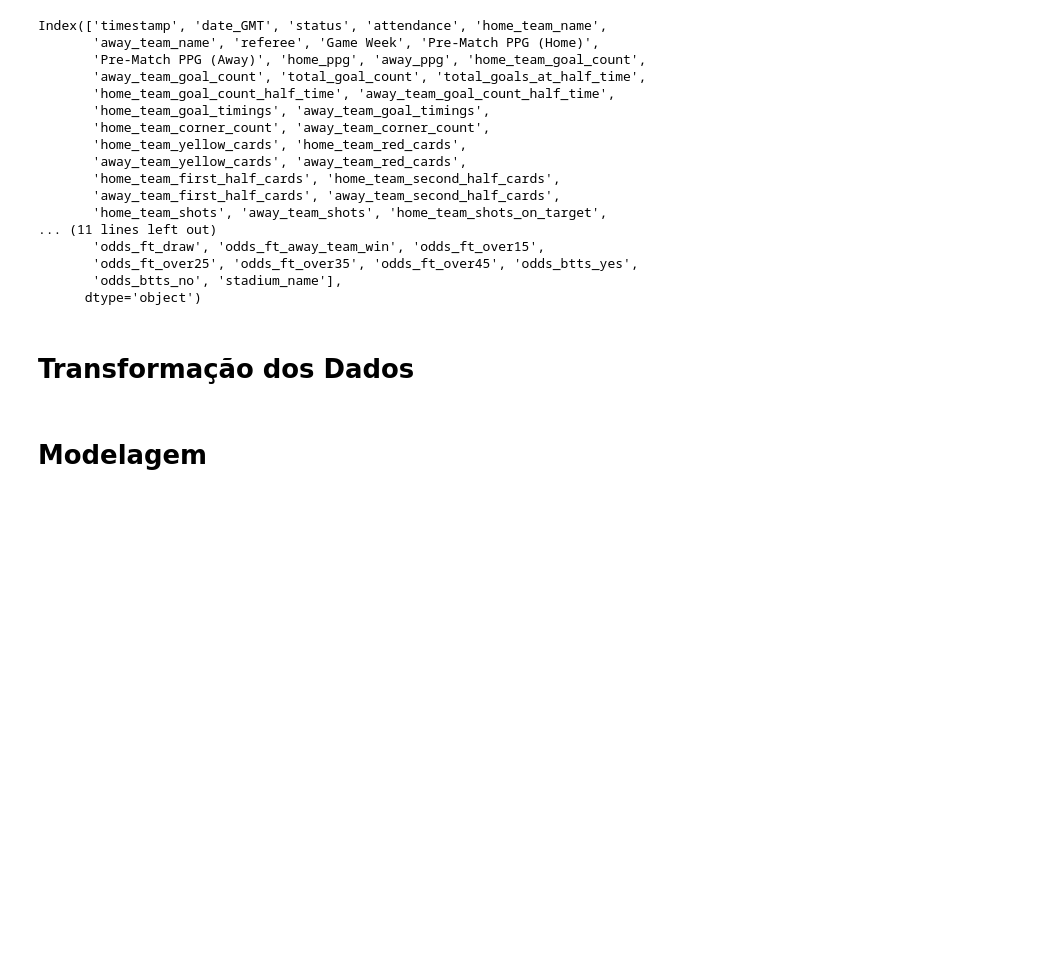
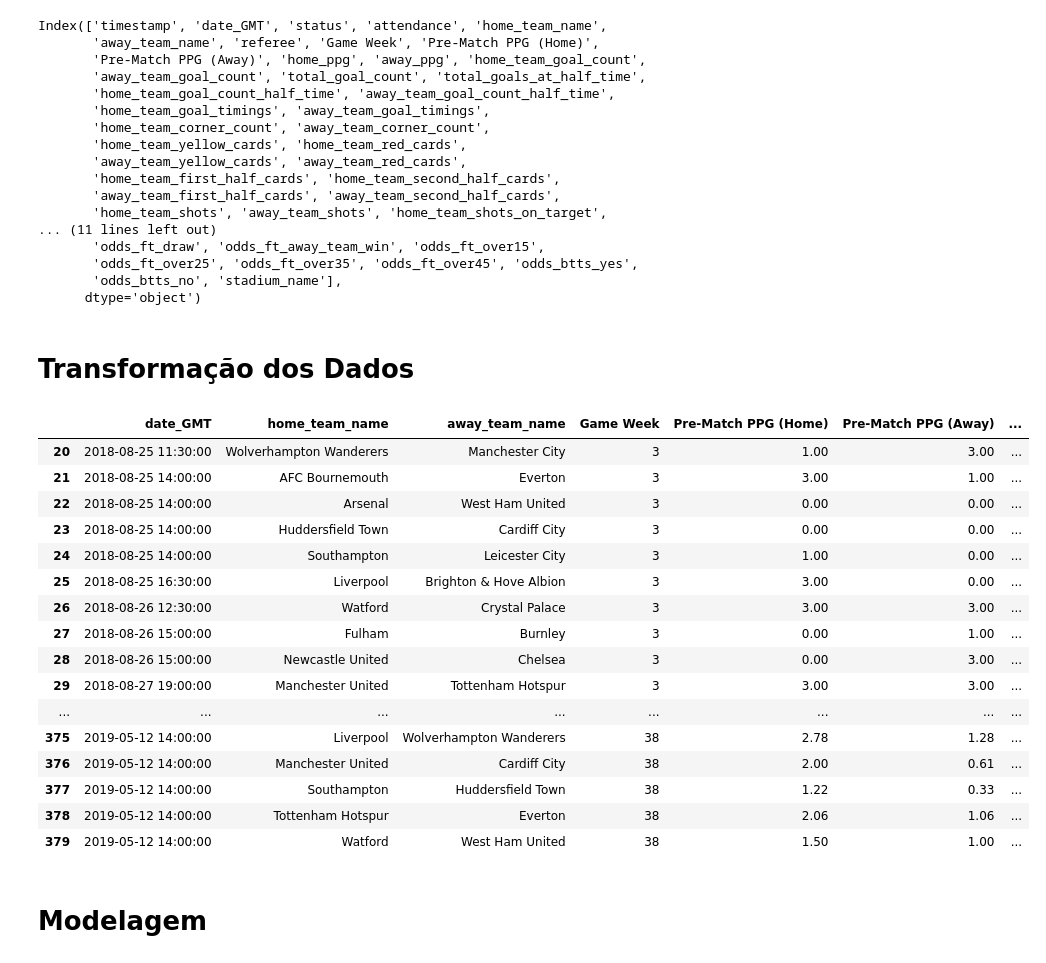
Before and after one commit to guilhermelt-22/final_project, a Jupyter notebook: criacao_de_modelo.ipynb, the cells around one changed output. Cells and saved outputs as stored; diff of their text form; code cells hidden in the pictures; blank space fills up the shorter version.

```diff
--- a/modelov2.ipynb
+++ b/criacao_de_modelo.ipynb
@@ -119 +158,7 @@ home_mean.columns = colunas_away
 teste_filtrado[colunas_home] = home_mean
+# %%
+home_resultados_recentes = teste_filtrado.apply(resultados_recentes_home,axis = 1,df=teste_filtrado).apply(pd.Series)
+
+home_resultados_recentes.columns = ['derrotas_home','empates_home','vitorias_home']
+
+df_resultados_recentes = pd.concat([teste_filtrado,home_resultados_recentes], axis = 1,)
@@ -123,3 +176,23 @@ teste_filtrado.dropna(inplace=True)
+# %%
+teste_filtrado
+# %% [output]
+|  | date_GMT | home_team_name | away_team_name | Game Week | Pre-Match PPG (Home) | Pre-Match PPG (Away) | ... |
+| 20 | 2018-08-25 11:30:00 | Wolverhampton Wanderers | Manchester City | 3 | 1.00 | 3.00 | ... |
+| 21 | 2018-08-25 14:00:00 | AFC Bournemouth | Everton | 3 | 3.00 | 1.00 | ... |
+| 22 | 2018-08-25 14:00:00 | Arsenal | West Ham United | 3 | 0.00 | 0.00 | ... |
+| 23 | 2018-08-25 14:00:00 | Huddersfield Town | Cardiff City | 3 | 0.00 | 0.00 | ... |
+| 24 | 2018-08-25 14:00:00 | Southampton | Leicester City | 3 | 1.00 | 0.00 | ... |
+| 25 | 2018-08-25 16:30:00 | Liverpool | Brighton & Hove Albion | 3 | 3.00 | 0.00 | ... |
+| 26 | 2018-08-26 12:30:00 | Watford | Crystal Palace | 3 | 3.00 | 3.00 | ... |
+| 27 | 2018-08-26 15:00:00 | Fulham | Burnley | 3 | 0.00 | 1.00 | ... |
+| 28 | 2018-08-26 15:00:00 | Newcastle United | Chelsea | 3 | 0.00 | 3.00 | ... |
+| 29 | 2018-08-27 19:00:00 | Manchester United | Tottenham Hotspur | 3 | 3.00 | 3.00 | ... |
+| ... | ... | ... | ... | ... | ... | ... | ... |
+| 375 | 2019-05-12 14:00:00 | Liverpool | Wolverhampton Wanderers | 38 | 2.78 | 1.28 | ... |
+| 376 | 2019-05-12 14:00:00 | Manchester United | Cardiff City | 38 | 2.00 | 0.61 | ... |
+| 377 | 2019-05-12 14:00:00 | Southampton | Huddersfield Town | 38 | 1.22 | 0.33 | ... |
+| 378 | 2019-05-12 14:00:00 | Tottenham Hotspur | Everton | 38 | 2.06 | 1.06 | ... |
+| 379 | 2019-05-12 14:00:00 | Watford | West Ham United | 38 | 1.50 | 1.00 | ... |
 # %% [markdown]
 # Modelagem
 # %%
```
Also changed, not shown: parts of 16 cells of this notebook, 2 other files.
